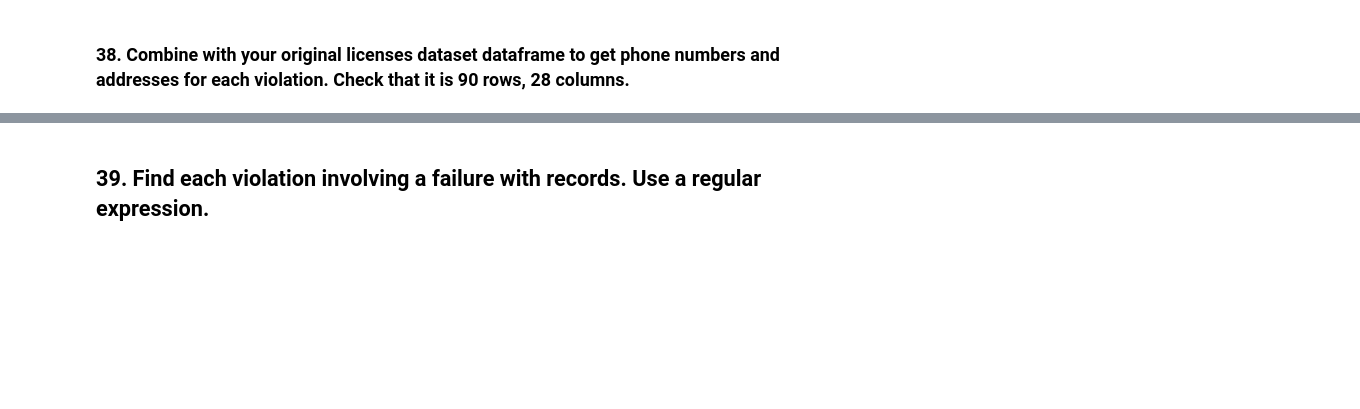
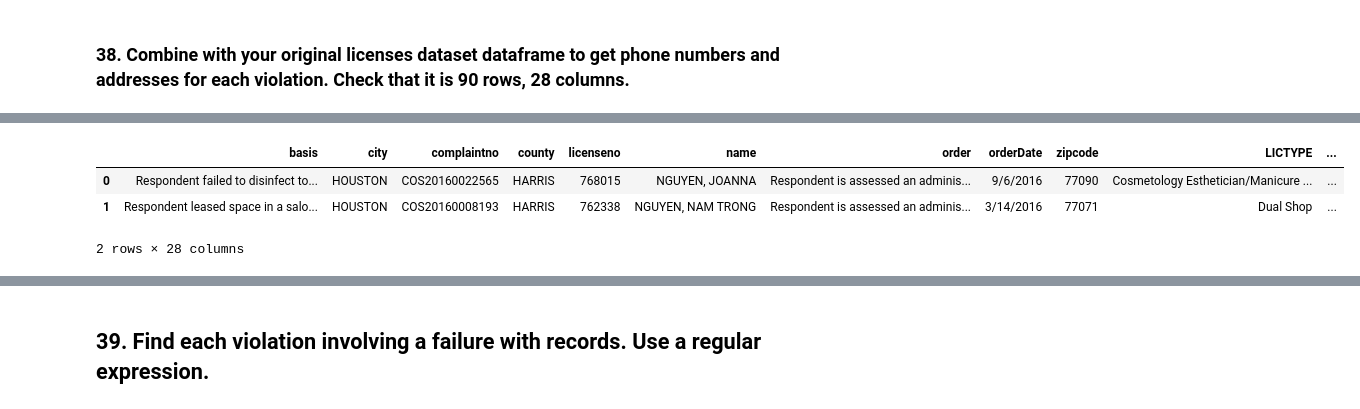
Before and after one commit to talola612/foundations_homework, a Jupyter notebook: 07-homework/licensing/Licenses.ipynb, the cells around one changed output, grey strips where cells are left out. Saved outputs shown, nothing was run; the diff lists cells and outputs as text; code cells hidden in the pictures; blank space fills up the shorter version.

```diff
--- a/07-homework/licensing/Licenses.ipynb
+++ b/07-homework/licensing/Licenses.ipynb
@@ -1276,0 +1224,18 @@ df
+# %%
+org_df = pd.read_csv('licfile.csv', header = None, dtype = {"LICNUMBER": str, 8: str, 13: str, 15: str})
+org_df = org_df.rename(columns = (col_dict))
+
+merged = violations_df.merge(org_df, left_on = 'licenseno', right_on = 'LICNUMBER')
+merged.head()
+# org_df[org_df.OWNER.str.contains('NGUYEN', na = False)].OWNER.value_counts()
+
+# org_df.MAILCITYSTATE.str.extract('(.*) \w\w ')
+# violations_df.merge(org_df, left_on = ['name', 'county'], right_on = ['OWNER', 'BIZCOUNTY'])
+
+# merged_vio_df = violations_df.merge(NGUYEN_df, left_on = ['name', 'county'], right_on = ['OWNER',  'BIZCOUNTY'], how = 'inner')
+# merged_vio_df.shape
+# %% [output]
+|  | basis | city | complaintno | county | licenseno | name | order | orderDate | zipcode | LICTYPE | ... |
+| 0 | Respondent failed to disinfect to... | HOUSTON | COS20160022565 | HARRIS | 768015 | NGUYEN, JOANNA | Respondent is assessed an adminis... | 9/6/2016 | 77090 | Cosmetology Esthetician/Manicure ... | ... |
+| 1 | Respondent leased space in a salo... | HOUSTON | COS20160008193 | HARRIS | 762338 | NGUYEN, NAM TRONG | Respondent is assessed an adminis... | 3/14/2016 | 77071 | Dual Shop | ... |
+2 rows × 28 columns
```
Also changed, not shown: parts of 26 cells of this notebook, 1 other file.
